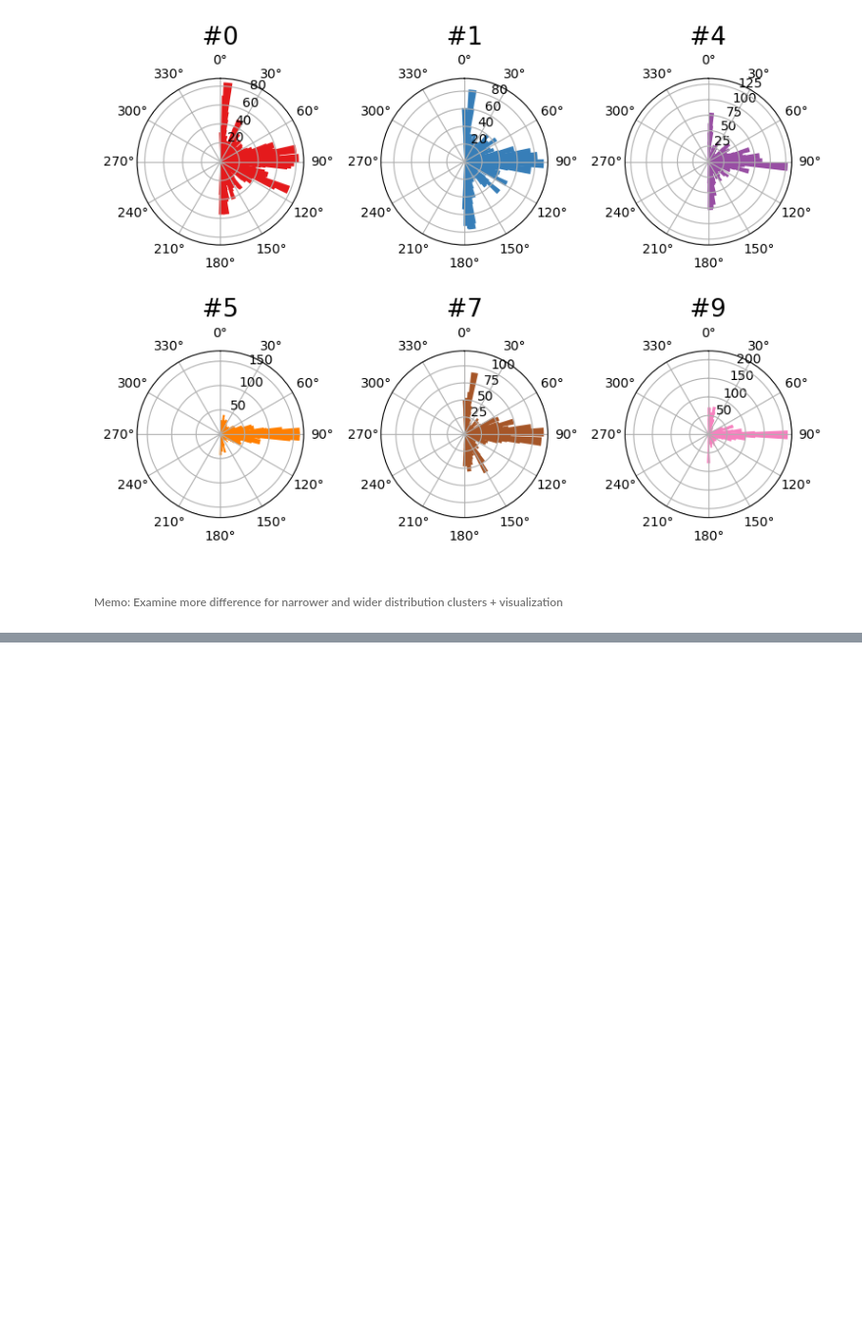
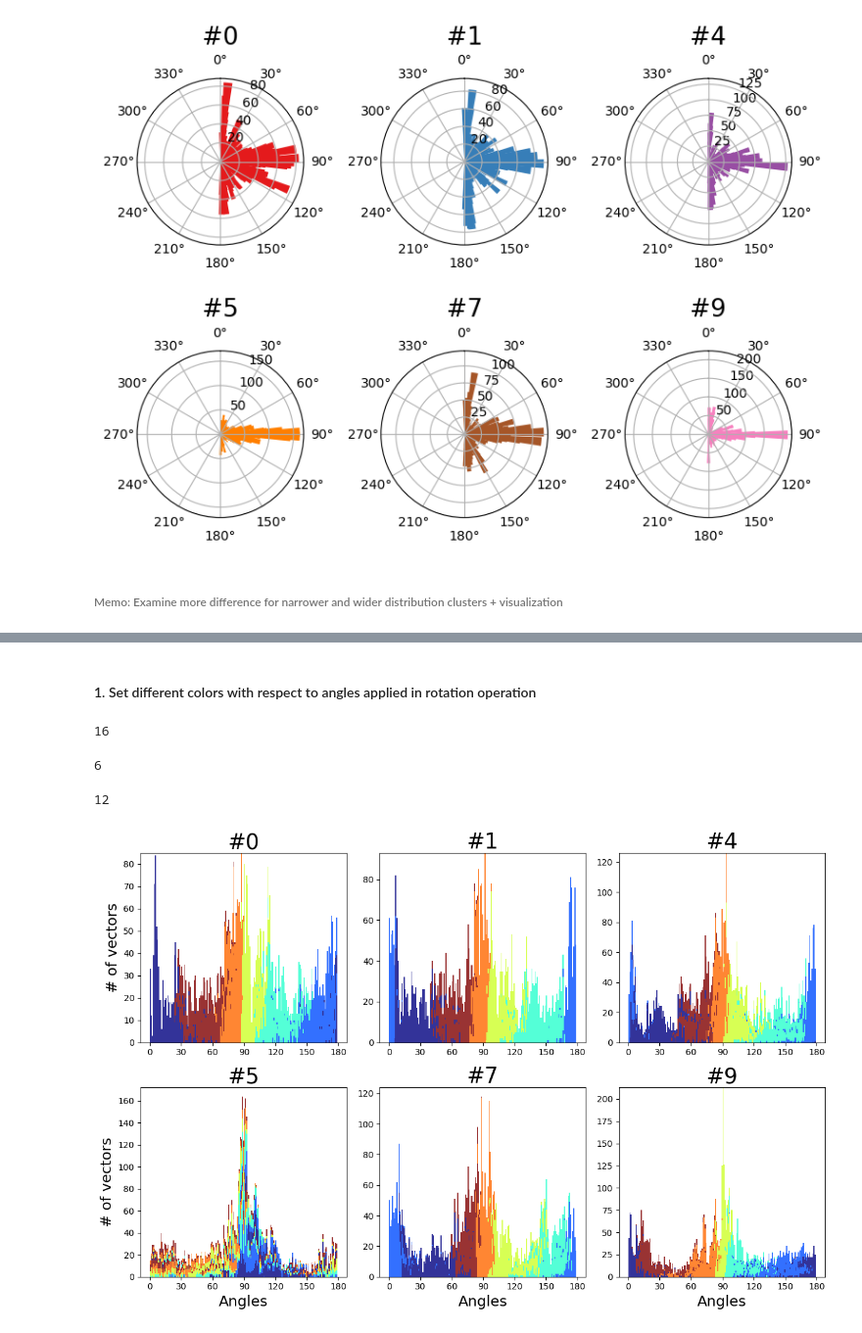
Before and after one commit to TakGlobus/Paxis, a Jupyter notebook: sanity/102_SanityCheckMnist-ExpandNumberOfFigures.ipynb, the cells around one changed output, grey strips where cells are left out. Shown at 98% size. Cells and saved outputs as stored; diff of their text form; code cells hidden in the pictures; blank space fills up the shorter version.

Commit message:
add distribution depending on angles from rotaion operation

```diff
--- a/sanity/102_SanityCheckMnist-ExpandNumberOfFigures.ipynb
+++ b/sanity/102_SanityCheckMnist-ExpandNumberOfFigures.ipynb
@@ -185,7 +185,7 @@ image
 save_dir = '/home/tkurihana/Paxis/sanity/mnist_figs_N360'
 # %%
 imgs_list = []
-for i in range(rimgs.shape[0]):
+for i in range(len(glob.glob(os.path.join(save_dir, '*jpg')))):
     _tmp =np.expand_dims(
         np.asarray(Image.open(os.path.join(save_dir, f'img_{i}.jpg')).convert('L')),
         axis=0
@@ -371,0 +378,59 @@ plt.show()
+# %% [markdown]
+#### 1. Set different colors with respect to angles applied in rotation operation
+# %%
+len(angle_alist[0])
+# %% [output]
+16
+# %%
+def sep_alist_fn(alist, nclusters=None):
+    '''separate angle list per cluster
+    '''
+    return np.array_split(alist, nclusters)
+# %%
+sep_angle_alist = sep_alist_fn(angle_alist, nclusters=6)
+# %%
+len(sep_angle_alist)
+# %% [output]
+6
+# %%
+# Compute pie slices
+nclusters = 6
+cluster_list = [0,1,4,5,7,9]
+angles = np.array([i for i in range(360)])
+n = len(np.arange(0,360,30)); print(n)
+mycolors =get_colors(n=int(n/2), cmap_name='jet')
+radii =  np.array_split(angles,n)
+
+fig = plt.figure(figsize=(12,8), dpi=100)
+for idx, icluster in enumerate(range(6)):
+    ax = plt.subplot(2,3,idx+1)
+    data = sep_angle_alist[icluster]
+    dists = []
+    for i in np.array_split(data,n):
+        dists.append(i.ravel())
+
+    ax.hist(dists,stacked=True, color=mycolors*2,alpha=0.8,
+        bins=range(0,180,1),histtype='barstacked',
+        label=[ '{}-{} deg'.format(ic*30, 30*(ic+1)) for ic in range(n)],
+        )
+    #ax.hist(dists,stacked=True, color=mycolors*2,alpha=0.5,
+    #    bins=range(0,180,1),histtype='barstacked',
+    #    label=[ '{}-{} deg'.format(ic*30, 30*(ic+1)) for ic in range(n)],
+    #    density=True
+    #    )
+    #if idx == 0:
+    #    ax.legend(ncol=2)
+    ax.set_xticks([i for i in range(0,181,30)])
+    ax.set_title("#{}".format(cluster_list[icluster]),fontsize=25, pad=5)
+    if icluster %3 == 0:
+        ax.set_ylabel("# of vectors",fontsize=17)
+    if icluster > 2:
+        ax.set_xlabel("Angles",fontsize=17)
+    #vals = ax.get_yticks()
+    #ax.set_yticklabels(['{:,.2%}'.format(x) for x in vals])   # for density = True
+fig.tight_layout()
+plt.show()
+plt.close()
+# %% [output]
+12
+[figure, added]
```
Also changed, not shown: parts of 8 cells of this notebook.
